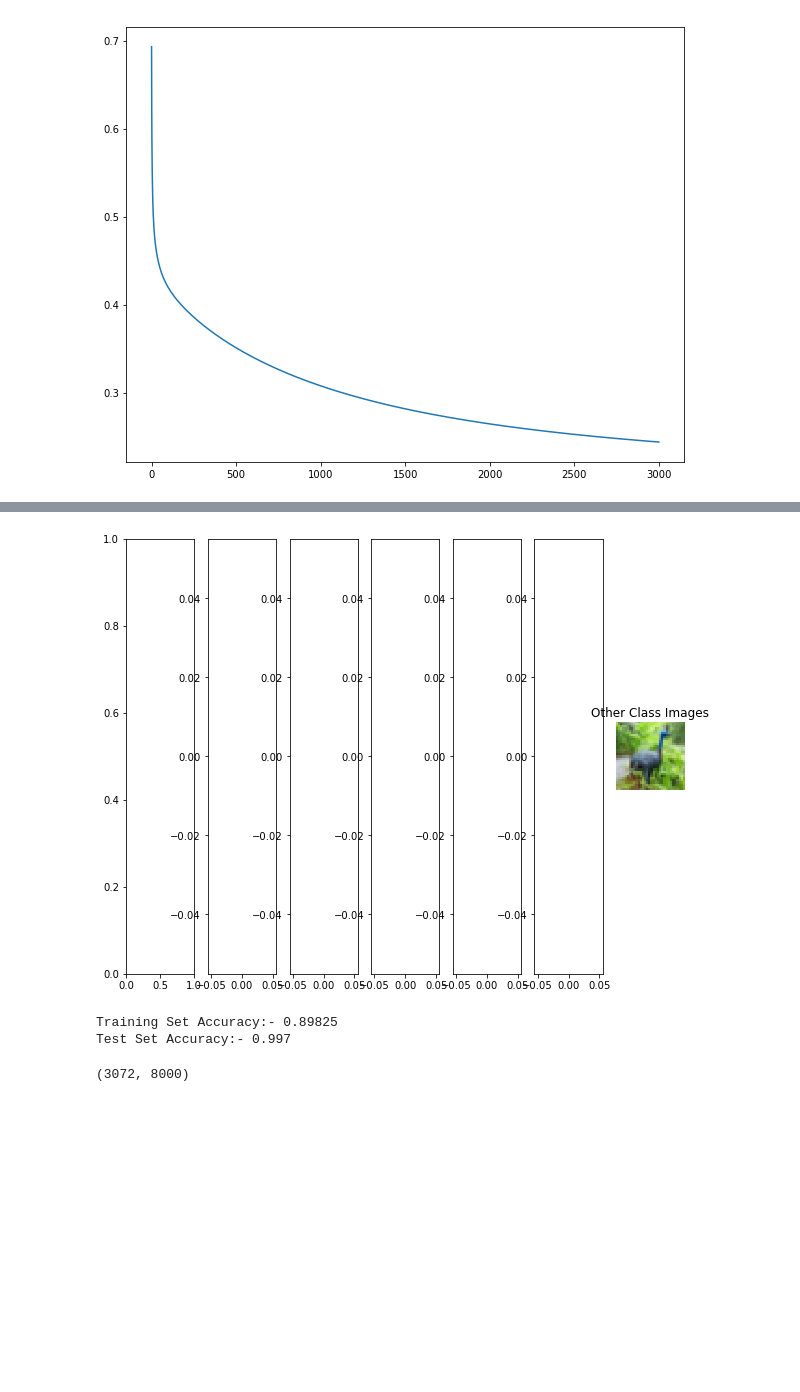
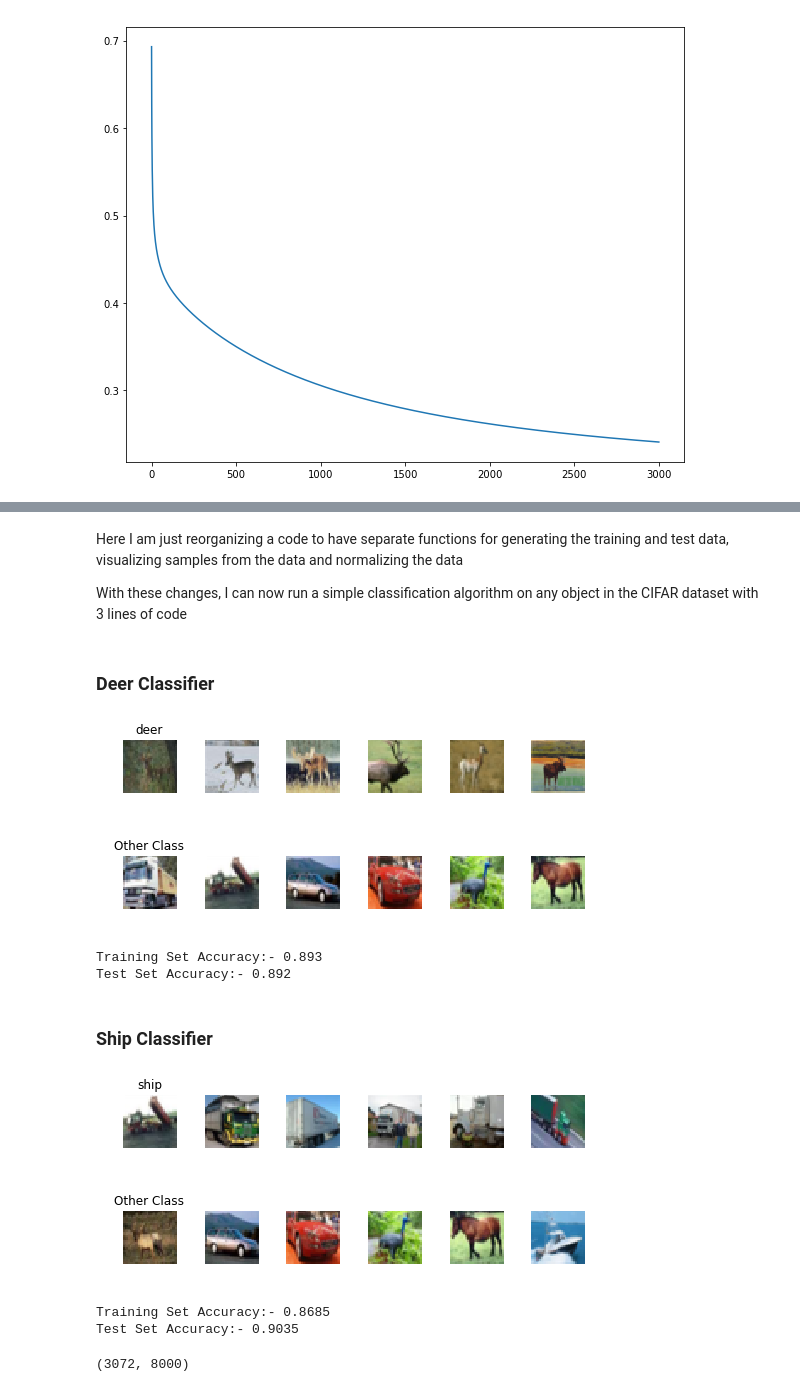
Before and after one commit to animohan/deeplearning, a Jupyter notebook: Perceptron - Experiments on CIFAR Dataset.ipynb, the cells around one changed output, grey strips where cells are left out. Cells and saved outputs as stored; diff of their text form; code cells hidden in the pictures; blank space fills up the shorter version.

Commit message:
bunch of changes mainly on multi-perceptron models for cifar data

```diff
--- a/Perceptron - Experiments on CIFAR Dataset.ipynb
+++ b/Perceptron - Experiments on CIFAR Dataset.ipynb
@@ -290,3 +287,7 @@ Test Set Accuracy:- 0.9045
+# %% [markdown]
+Here I am just reorganizing a code to have separate functions for generating the training and test data, visualizing samples from the data and normalizing the data
+
+With these changes, I can now run a simple classification algorithm on any object in the CIFAR dataset with 3 lines of code
 # %%
 def show_cifar_samples(x,y,class_of_interest):
         number_of_samples = 7
@@ -295,6 +296,7 @@ def show_cifar_samples(x,y,class_of_interest):
 
         y_idx = y_sample[0][1:number_of_samples]
         offset = 1
+        plt.figure(1)
 
         for i in y_idx:
 
@@ -311,11 +313,14 @@ def show_cifar_samples(x,y,class_of_interest):
         y_idx = y_otherclass[0][1:number_of_samples]
 
         offset = 1
-        fig, ax = plt.subplots(nrows = 1, ncols = number_of_samples)
+        plt.figure(2)
 
         for i in y_idx:
-            ax[i].plot()
+            plt.subplot(number_of_samples,number_of_samples,offset)
             plt.imshow(x[i].astype('uint8'))
+            if(offset == 1):
+                plt.title("Other Class")
+            offset= offset + 1
             plt.axis('off')
 
         plt.show()
@@ -330,7 +335,7 @@ def normalize(x):
 # %%
 def generate_cifar_train_test_set(x, y, class_of_interest, show_samples = 0):
     if class_of_interest not in classes.keys():
-        return("Error")
+        return("Errr")
 
     else:
         idclass = classes[class_of_interest]
@@ -357,14 +362,28 @@ def generate_cifar_train_test_set(x, y, class_of_interest, show_samples = 0):
 
 
         return(x_train,ytrain,x_test,ytest)
+# %% [markdown]
+### Deer Classifier
+# %%
+# Objects to try: plane, car, bird, cat,deer,dog,frog,horse,ship,truck
+deer_train, label_train, deer_test, label_test = generate_cifar_train_test_set(x, y, class_of_interest, show_samples = 1)
+perceptron_model(deer_train, label_train, deer_test,label_test,4000,0.005)
+# %% [output]
+[figure, added]
+[figure, added]
+Training Set Accuracy:- 0.893
+Test Set Accuracy:- 0.892
+# %% [markdown]
+### Ship Classifier
 # %%
-class_of_interest = "truck"
-truck_train, label_train, truck_test, label_test = generate_cifar_train_test_set(x, y, class_of_interest, show_samples = 1)
-perceptron_model(truck_train, label_train, truck_test,label_test,4000,0.005)
+class_of_interest = "ship"
+ship_train, label_train, ship_test, label_test = generate_cifar_train_test_set(x, y, class_of_interest, show_samples = 1)
+perceptron_model(ship_train, label_train, ship_test,label_test,4000,0.005)
 # %% [output]
-[figure, old version]
+[figure, new version]
+[figure, added]
-Training Set Accuracy:- 0.89825
-Test Set Accuracy:- 0.997
+Training Set Accuracy:- 0.8685
+Test Set Accuracy:- 0.9035
 # %%
 np.shape(truck_train)
 # %% [output]
```
Also changed, not shown: parts of 8 cells of this notebook, 16 other files.
